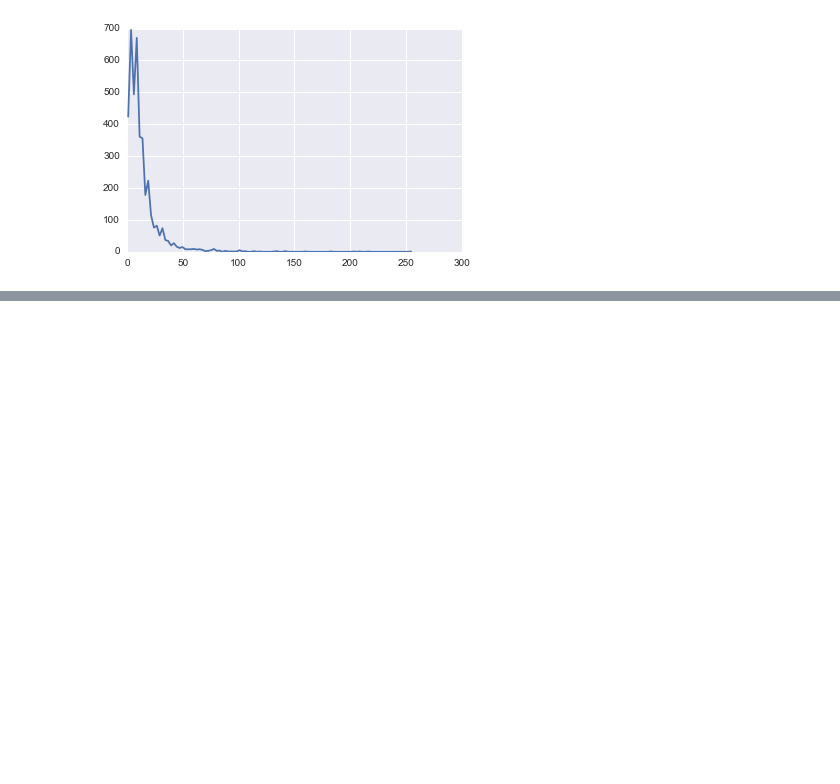
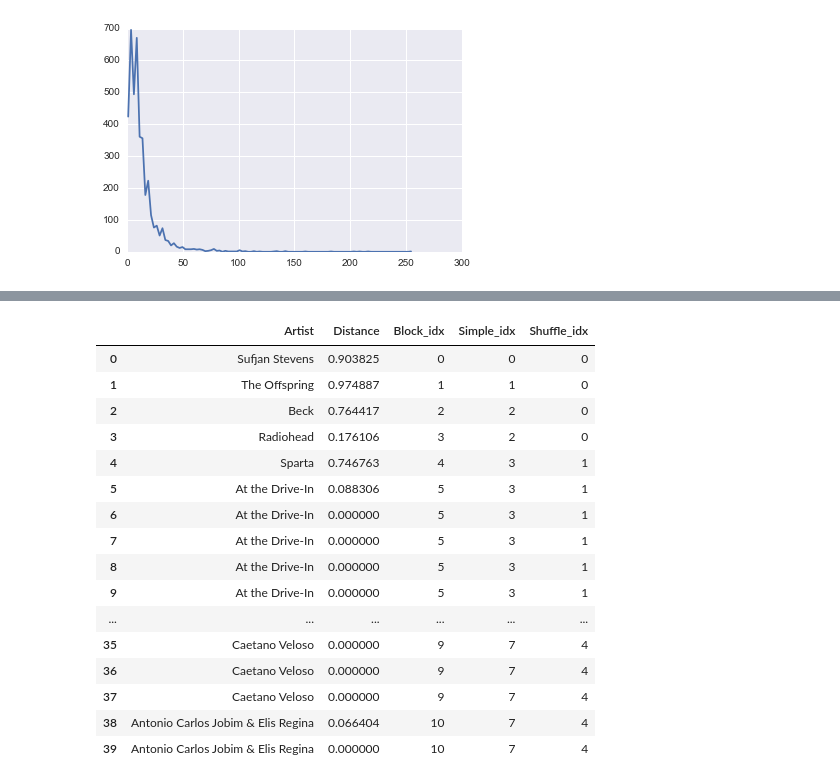
Before and after one commit to jlorince/MusicForaging, a Jupyter notebook: notebooks/my_listening.ipynb, the cells around one changed output, grey strips where cells are left out. Drawn from its saved outputs; the diff is of its cells as text; code cells hidden in the pictures; blank space fills up the shorter version.

Commit message:
patch summary setup

```diff
--- a/notebooks/my_listening.ipynb
+++ b/notebooks/my_listening.ipynb
@@ -447,0 +427,27 @@ test[(test['dist']<.25)&(test['dist']>0)]
+# %%
+pr = test[['artist_name','dist','block','patch_idx_shuffle','patch_idx_simple']][215:255].copy()
+pr['artist_name'] = pr['artist_name'].apply(formatter)
+#print pr.to_string(index=False)
+pr['block'] = pr['block']-144
+pr['patch_idx_shuffle'] = pr['patch_idx_shuffle']-8
+pr['patch_idx_simple'] = pr['patch_idx_simple']-138
+pr.columns = [['Artist','Distance','Block_idx','Shuffle_idx','Simple_idx']]
+pr.reset_index(drop=True)[['Artist','Distance','Block_idx','Simple_idx','Shuffle_idx']]
+# %% [output]
+|  | Artist | Distance | Block_idx | Simple_idx | Shuffle_idx |
+| 0 | Sufjan Stevens | 0.903825 | 0 | 0 | 0 |
+| 1 | The Offspring | 0.974887 | 1 | 1 | 0 |
+| 2 | Beck | 0.764417 | 2 | 2 | 0 |
+| 3 | Radiohead | 0.176106 | 3 | 2 | 0 |
+| 4 | Sparta | 0.746763 | 4 | 3 | 1 |
+| 5 | At the Drive-In | 0.088306 | 5 | 3 | 1 |
+| 6 | At the Drive-In | 0.000000 | 5 | 3 | 1 |
+| 7 | At the Drive-In | 0.000000 | 5 | 3 | 1 |
+| 8 | At the Drive-In | 0.000000 | 5 | 3 | 1 |
+| 9 | At the Drive-In | 0.000000 | 5 | 3 | 1 |
+| ... | ... | ... | ... | ... | ... |
+| 35 | Caetano Veloso | 0.000000 | 9 | 7 | 4 |
+| 36 | Caetano Veloso | 0.000000 | 9 | 7 | 4 |
+| 37 | Caetano Veloso | 0.000000 | 9 | 7 | 4 |
+| 38 | Antonio Carlos Jobim & Elis Regina | 0.066404 | 10 | 7 | 4 |
+| 39 | Antonio Carlos Jobim & Elis Regina | 0.000000 | 10 | 7 | 4 |
```
Also changed, not shown: parts of 1 cell of this notebook, 2 other files.
